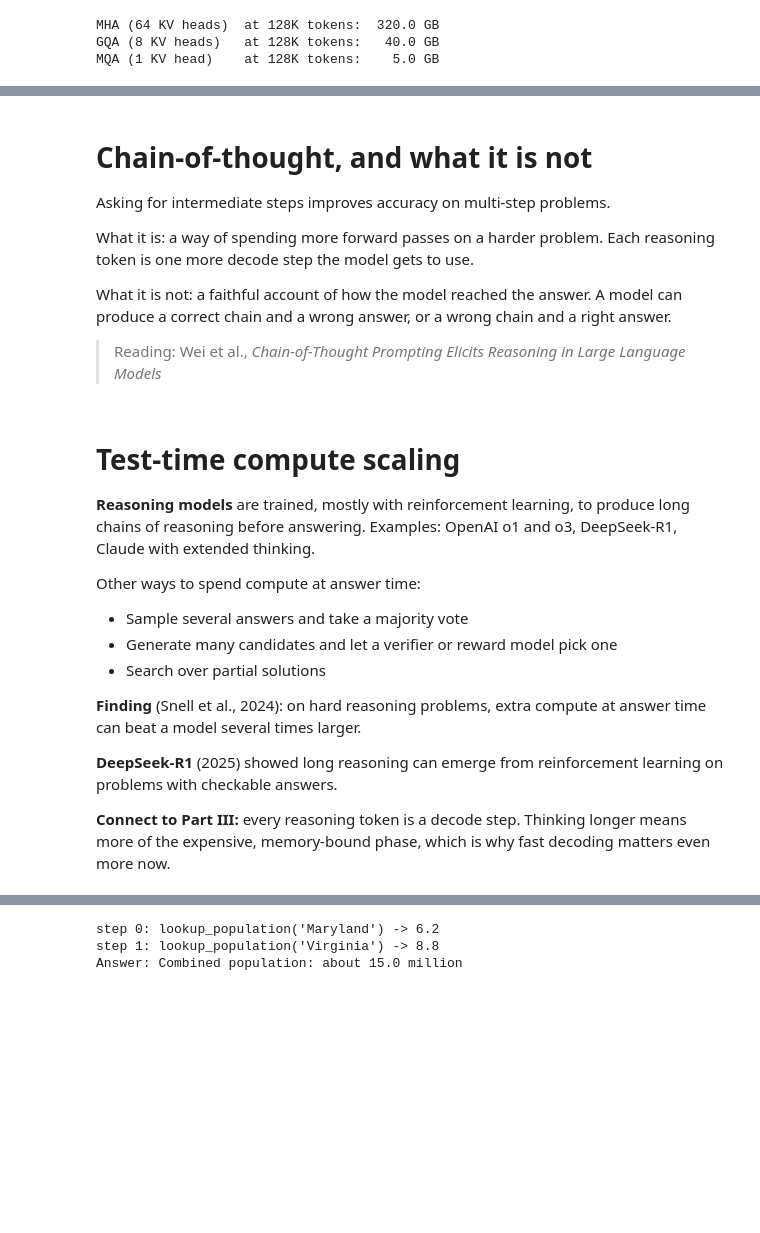
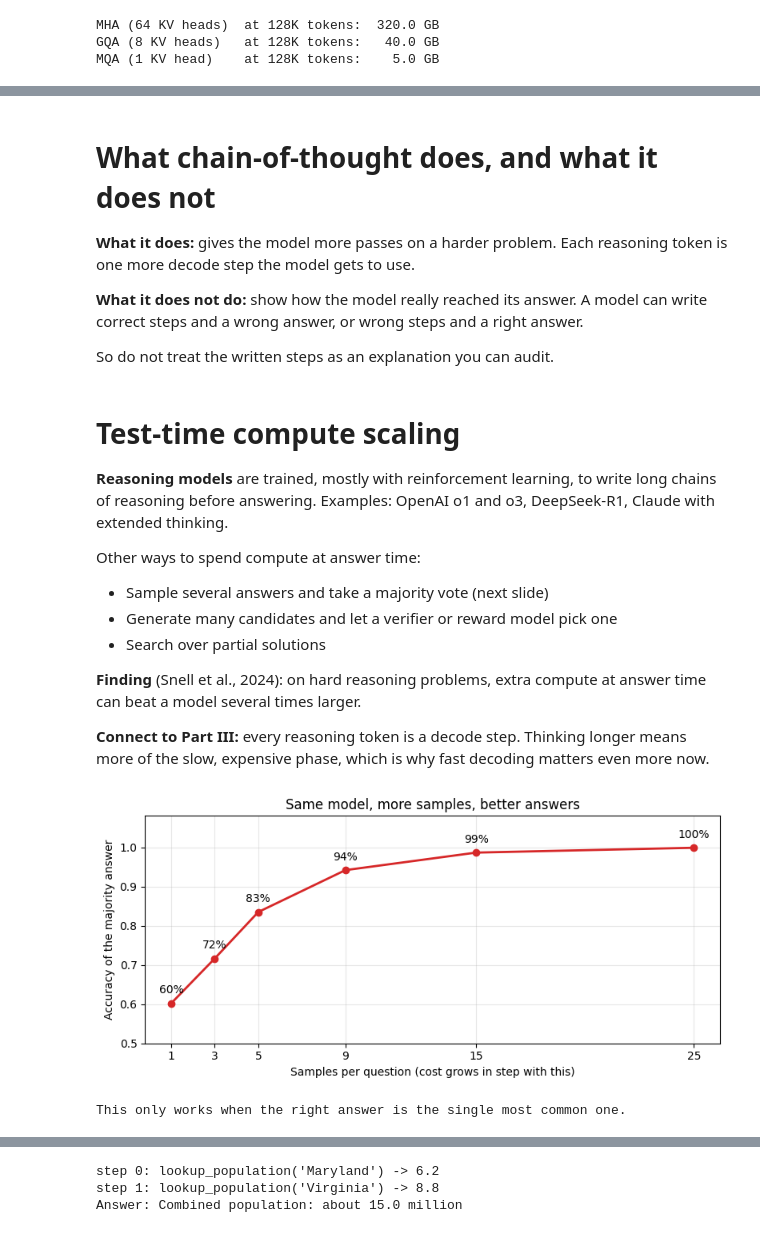
Before and after one commit to aaarrmiinnn/UMD-DATA641-MSML641, a Jupyter notebook: lectures/session12_frontier_nlp.ipynb, the cells around one changed output, grey strips where cells are left out. Drawn from its saved outputs; the diff is of its cells as text; code cells hidden in the pictures; blank space fills up the shorter version.

```diff
--- a/lectures/session12_frontier_nlp.ipynb
+++ b/lectures/session12_frontier_nlp.ipynb
@@ -421,33 +505,62 @@ Now there is a third option: let the model think longer.
 # %% [markdown]
-# Chain-of-thought, and what it is not
+# What chain-of-thought does, and what it does not
 
-Asking for intermediate steps improves accuracy on multi-step problems.
-
-What it is: a way of spending more forward passes on a harder problem.
+**What it does:** gives the model more passes on a harder problem.
 Each reasoning token is one more decode step the model gets to use.
 
-What it is not: a faithful account of how the model reached the answer.
-A model can produce a correct chain and a wrong answer, or a wrong chain and a right answer.
+**What it does not do:** show how the model really reached its answer.
+A model can write correct steps and a wrong answer, or wrong steps and a right answer.
 
-> Reading: Wei et al., *Chain-of-Thought Prompting Elicits Reasoning in Large Language Models*
+So do not treat the written steps as an explanation you can audit.
 # %% [markdown]
 # Test-time compute scaling
 
-**Reasoning models** are trained, mostly with reinforcement learning, to produce long chains of reasoning before answering.
+**Reasoning models** are trained, mostly with reinforcement learning, to write long chains of reasoning before answering.
 Examples: OpenAI o1 and o3, DeepSeek-R1, Claude with extended thinking.
 
 Other ways to spend compute at answer time:
 
-- Sample several answers and take a majority vote
+- Sample several answers and take a majority vote (next slide)
 - Generate many candidates and let a verifier or reward model pick one
 - Search over partial solutions
 
 **Finding** (Snell et al., 2024): on hard reasoning problems, extra compute at answer time can beat a model several times larger.
 
-**DeepSeek-R1** (2025) showed long reasoning can emerge from reinforcement learning on problems with checkable answers.
-
 **Connect to Part III:** every reasoning token is a decode step.
-Thinking longer means more of the expensive, memory-bound phase, which is why fast decoding matters even more now.
+Thinking longer means more of the slow, expensive phase, which is why fast decoding matters even more now.
+# %%
+# Majority vote: a pretend model that is right 60% of the time.
+# Its wrong answers are spread over 4 other choices. Ask it n times and take the most common answer.
+import numpy as np
+import matplotlib.pyplot as plt
+
+rng = np.random.default_rng(641)
+p_answer = [0.60, 0.10, 0.10, 0.10, 0.10]          # answer 0 is the correct one
+ns = [1, 3, 5, 9, 15, 25]
+accuracy = []
+for n in ns:
+    samples = rng.choice(5, size=(20000, n), p=p_answer)                 # 20,000 questions, n samples each
+    votes = np.stack([(samples == a).sum(axis=1) for a in range(5)], axis=1)
+    votes = votes + rng.random(votes.shape) * 0.01                       # break ties at random
+    accuracy.append((votes.argmax(axis=1) == 0).mean())
+
+fig, ax = plt.subplots(figsize=(8, 3.8))
+ax.plot(ns, accuracy, "o-", linewidth=2, color="tab:red")
+for n, a in zip(ns, accuracy):
+    ax.annotate(f"{a:.0%}", (n, a), textcoords="offset points", xytext=(0, 9), ha="center")
+ax.set_xticks(ns)
+ax.set_ylim(0.5, 1.08)
+ax.set_xlabel("Samples per question (cost grows in step with this)")
+ax.set_ylabel("Accuracy of the majority answer")
+ax.set_title("Same model, more samples, better answers")
+ax.grid(True, alpha=0.3)
+plt.tight_layout()
+plt.show()
+
+print("This only works when the right answer is the single most common one.")
+# %% [output]
+[figure, added]
+This only works when the right answer is the single most common one.
 # %% [markdown]
 <div style="text-align: left; margin-bottom: 20px;">
   <img src="img/umd_logo.png"
```
Also changed, not shown: parts of 65 cells of this notebook, 22 other files.
